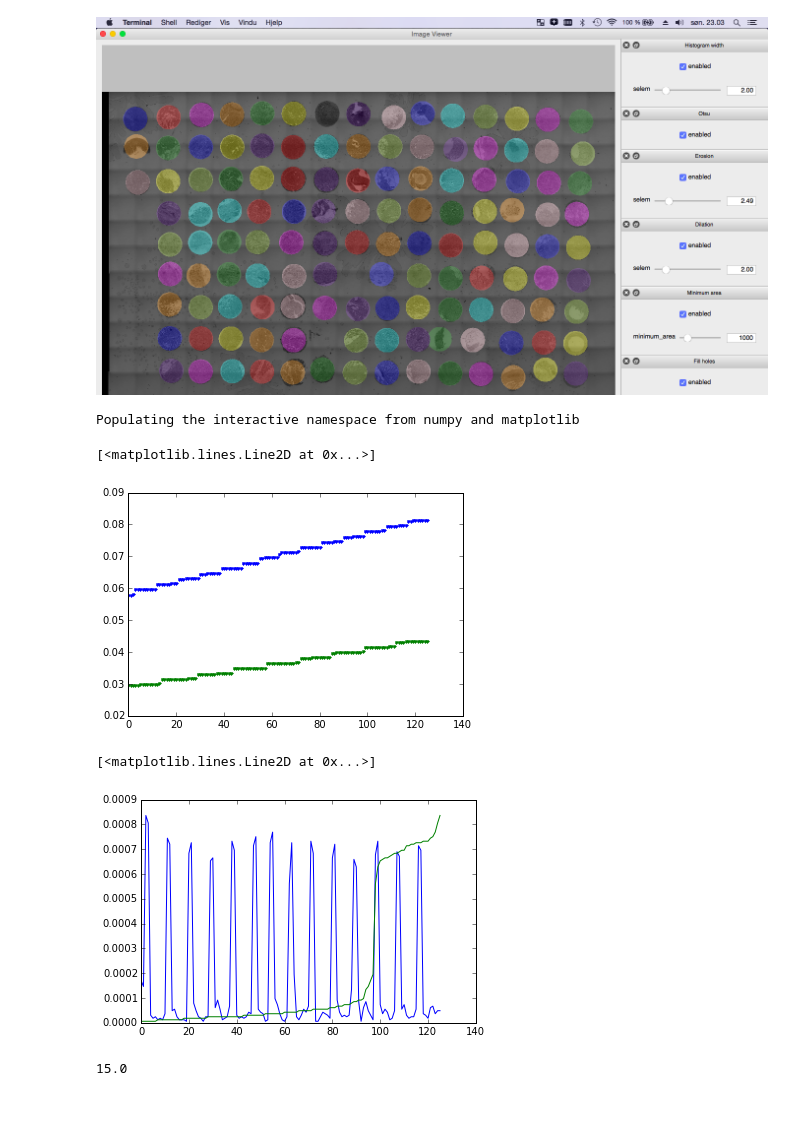
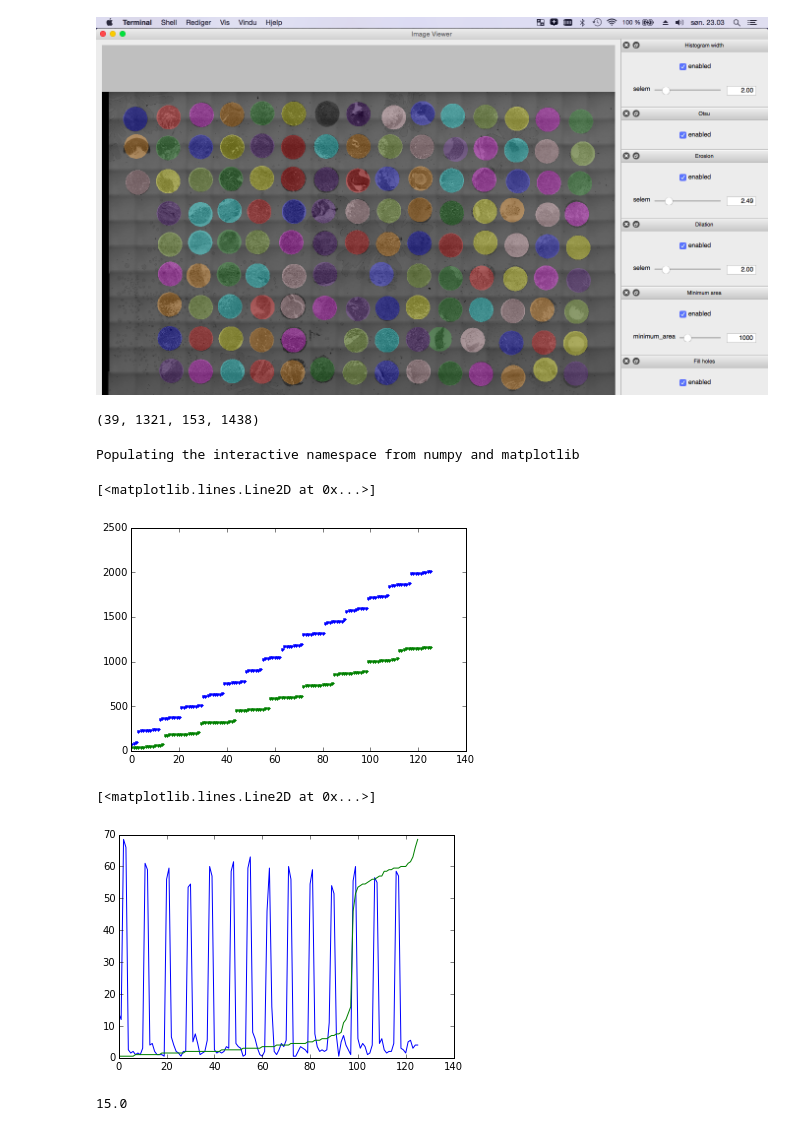
Before and after one commit to arve0/master, a Jupyter notebook: demo/finding spots.ipynb, the cells around one changed output. Drawn from its saved outputs; the diff is of its cells as text; code cells hidden in the pictures.

```diff
--- a/demo/finding spots.ipynb
+++ b/demo/finding spots.ipynb
@@ -8,17 +8,21 @@ display.Image('/Users/arve/Desktop/Skjermbilde 2015-03-15 kl. 23.03.48.png')
+# %%
+regions[0].bbox
+# %% [output]
+(39, 1321, 153, 1438)
 # %%
 %pylab inline
-xs = [x[0] for x in positions]
+xs = [r.x for r in regions]
 xs.sort()
 
-ys = [x[1] for x in positions]
+ys = [r.y for r in regions]
 ys.sort()
 
 plot(xs, '.')
 plot(ys, '.')
 # %% [output]
 Populating the interactive namespace from numpy and matplotlib
 [<matplotlib.lines.Line2D at 0x...>]
-[figure, old version]
+[figure, new version]
 # %%
 import numpy as np
 # %%
@@ -29,7 +33,7 @@ x_grad.sort()
 plot(x_grad)
 # %% [output]
 [<matplotlib.lines.Line2D at 0x...>]
-[figure, old version]
+[figure, new version]
 # %%
 sum(x_grad > x_grad.max()*0.5) / 2  + 1
 # %% [output]
```
Also changed, not shown: parts of 2 cells of this notebook.
